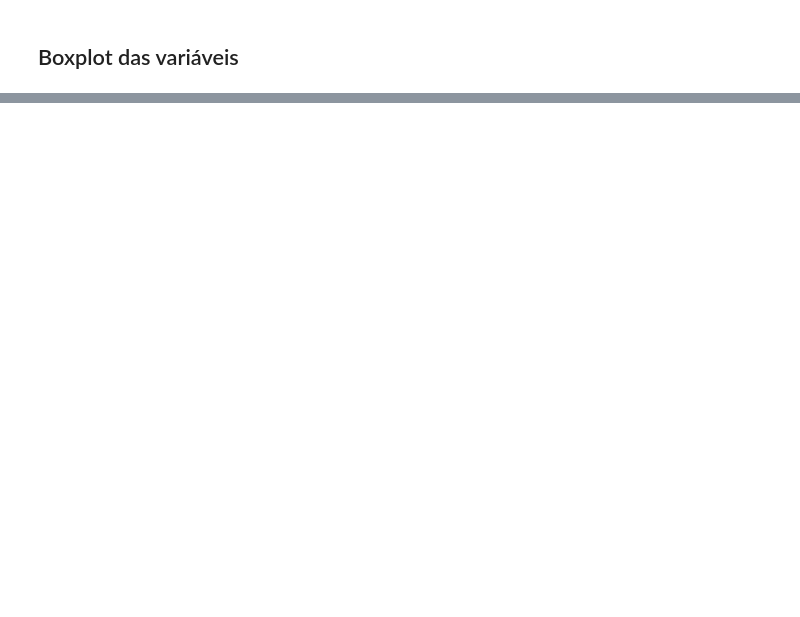
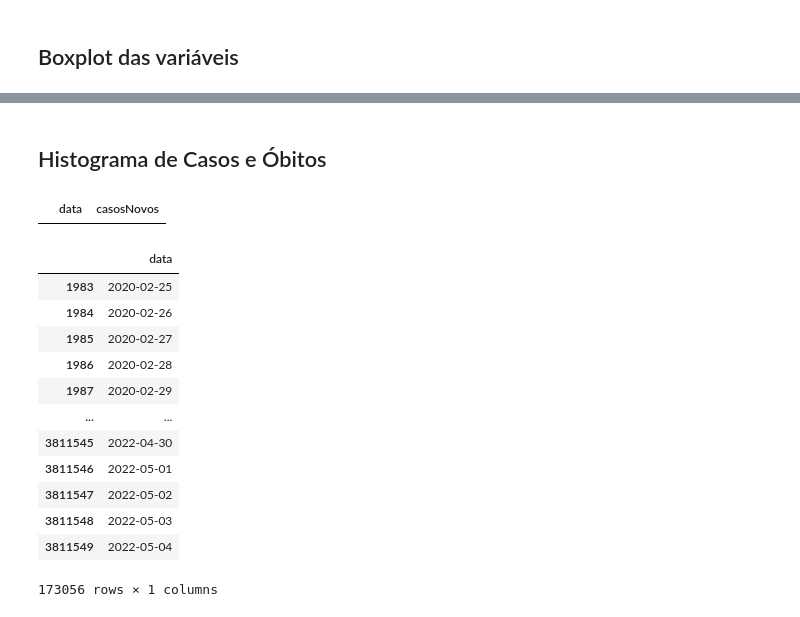
Before and after one commit to italonicacio/projeto-final-icd, a Jupyter notebook: src/data_analysis.ipynb, the cells around one changed output, grey strips where cells are left out. Cells and saved outputs as stored; diff of their text form; code cells hidden in the pictures; blank space fills up the shorter version.

```diff
--- a/src/data_analysis.ipynb
+++ b/src/data_analysis.ipynb
@@ -176,0 +187,7 @@ for column, dtype in zip(df, df.dtypes):
+# %% [markdown]
+## Histograma de Casos e Óbitos
+# %%
+new_df = pd.DataFrame(columns=['data', 'casosNovos'])
+new_df
+# %% [output]
+|  | data | casosNovos |
@@ -176,0 +210,16 @@ for column, dtype in zip(df, df.dtypes):
+# %%
+test_df[['data']]
+# %% [output]
+|  | data |
+| 1983 | 2020-02-25 |
+| 1984 | 2020-02-26 |
+| 1985 | 2020-02-27 |
+| 1986 | 2020-02-28 |
+| 1987 | 2020-02-29 |
+| ... | ... |
+| 3811545 | 2022-04-30 |
+| 3811546 | 2022-05-01 |
+| 3811547 | 2022-05-02 |
+| 3811548 | 2022-05-03 |
+| 3811549 | 2022-05-04 |
+173056 rows × 1 columns
```
Also changed, not shown: parts of 11 cells of this notebook.
